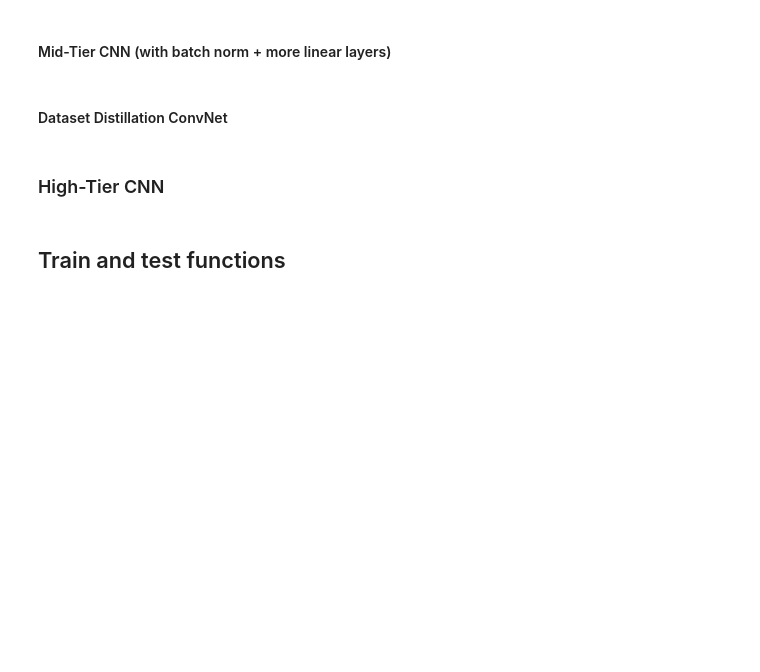
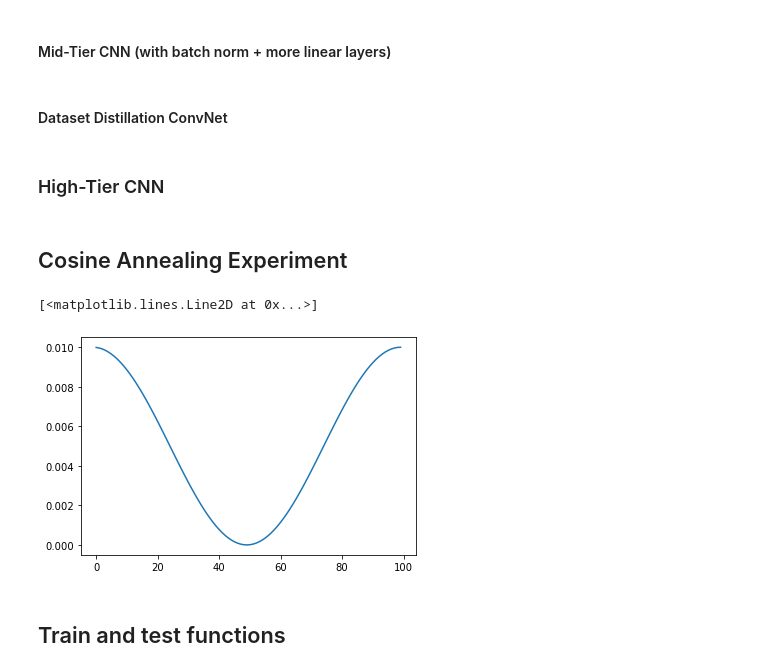
Before and after one commit to ThomScottW/CIFAR_CNNs, a Jupyter notebook: Experiments.ipynb, the cells around one changed output. Cells and saved outputs as stored; diff of their text form; code cells hidden in the pictures; blank space fills up the shorter version.

```diff
--- a/Experiments.ipynb
+++ b/Experiments.ipynb
@@ -234,6 +239,34 @@ class CIFAR_High_CNN(nn.Module):
         x = self.features(x)
         x = self.classifier(x)
         return x
+# %% [markdown]
+## Cosine Annealing Experiment
+# %%
+import matplotlib.pyplot as plt
+
+model = torch.nn.Linear(in_features=10, out_features=10)
+num_epochs=100
+lrs = [0] * num_epochs
+optimizer = torch.optim.Adam(model.parameters(), lr=0.01)
+scheduler = torch.optim.lr_scheduler.CosineAnnealingLR(optimizer, T_max=50)
+loss_function = nn.CrossEntropyLoss()
+
+for epoch in range(num_epochs):
+    outputs = model(torch.randn(10, 10))
+    loss = loss_function(outputs, torch.randint(0, 10, size=(10,)))
+
+    optimizer.zero_grad()
+    loss.backward()
+    optimizer.step()
+    scheduler.step()
+
+    lrs[epoch] = scheduler.get_last_lr()[0]
+
+
+plt.plot(lrs)
+# %% [output]
+[<matplotlib.lines.Line2D at 0x...>]
+[figure, added]
 # %% [markdown]
 ## Train and test functions
 # %%
```
Also changed, not shown: parts of 20 cells of this notebook, 1 other file.
